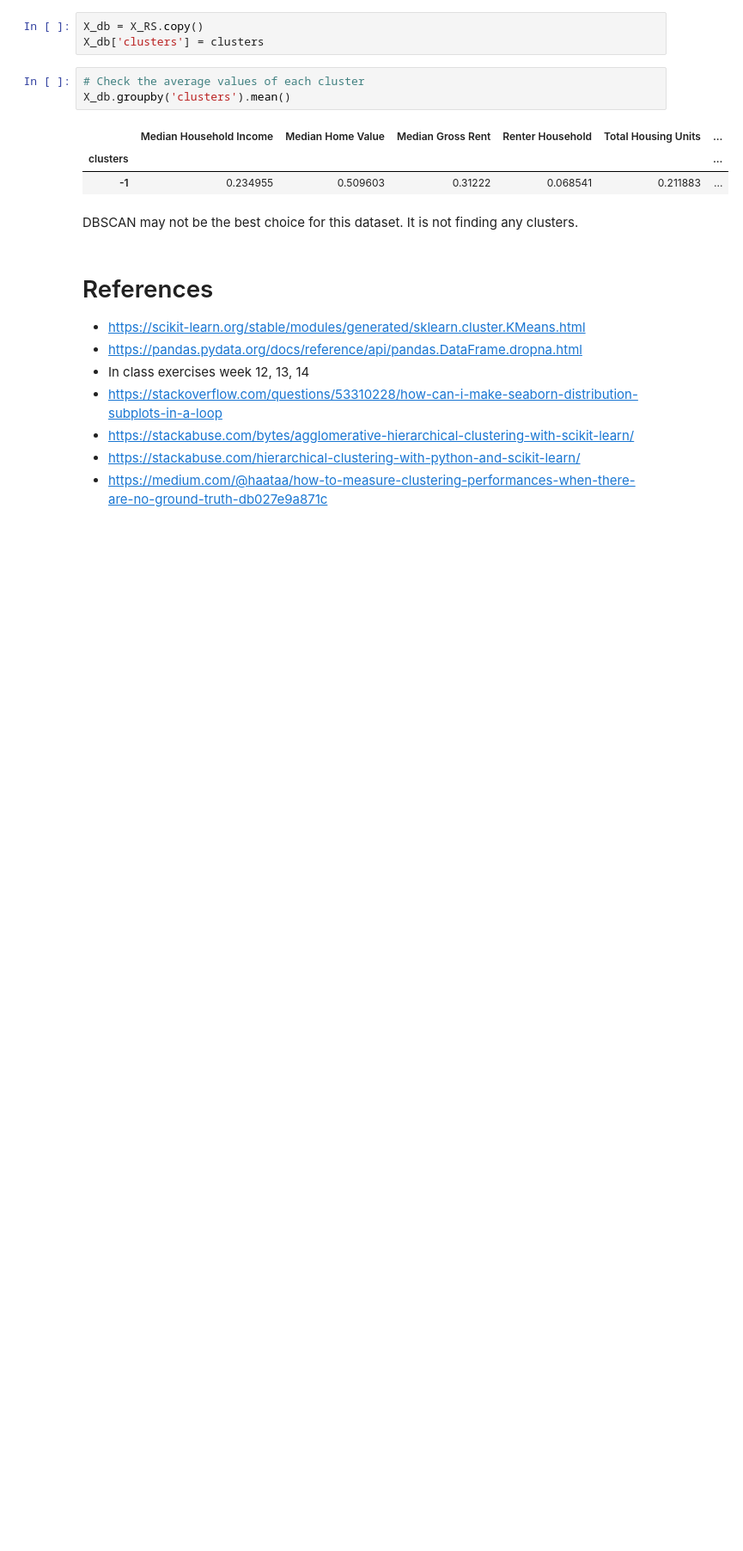
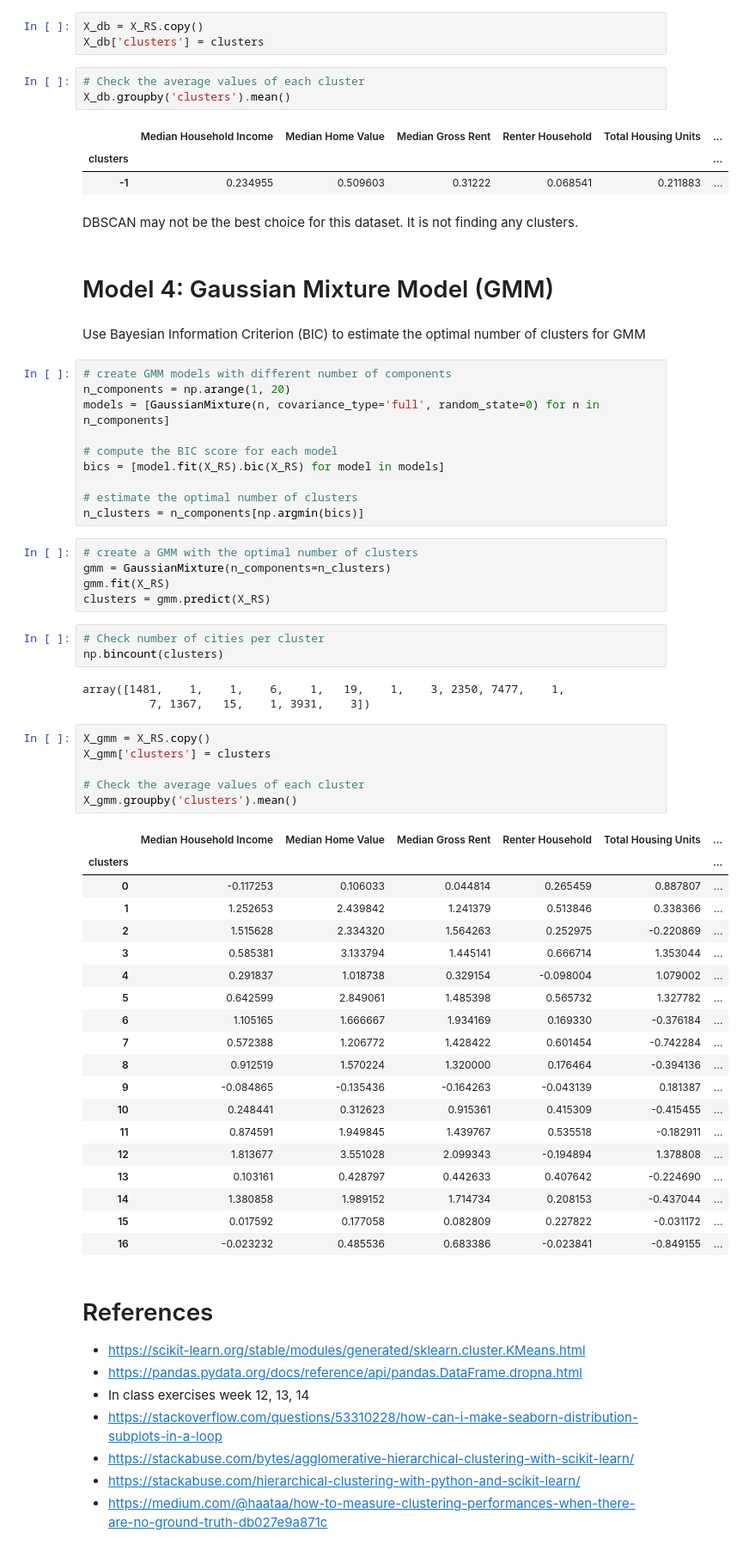
Before and after one commit to colton-lapp/DemographicChange, a Jupyter notebook: Q3.ipynb, the cells around one changed output. Shown at 86% size. Cells and saved outputs as stored; diff of their text form; blank space fills up the shorter version.

```diff
--- a/Q3.ipynb
+++ b/Q3.ipynb
@@ -396,6 +401,57 @@ X_db.groupby('clusters').mean()
 | -1 | 0.234955 | 0.509603 | 0.31222 | 0.068541 | 0.211883 | ... |
 # %% [markdown]
 DBSCAN may not be the best choice for this dataset. It is not finding any clusters.
+# %% [markdown]
+# Model 4: Gaussian Mixture Model (GMM)
+# %% [markdown]
+Use Bayesian Information Criterion (BIC) to estimate the optimal number of clusters for GMM
+# %%
+# create GMM models with different number of components
+n_components = np.arange(1, 20)
+models = [GaussianMixture(n, covariance_type='full', random_state=0) for n in n_components]
+
+# compute the BIC score for each model
+bics = [model.fit(X_RS).bic(X_RS) for model in models]
+
+# estimate the optimal number of clusters
+n_clusters = n_components[np.argmin(bics)]
+# %%
+# create a GMM with the optimal number of clusters
+gmm = GaussianMixture(n_components=n_clusters)
+gmm.fit(X_RS)
+clusters = gmm.predict(X_RS)
+# %%
+# Check number of cities per cluster
+np.bincount(clusters)
+# %% [output]
+array([1481,    1,    1,    6,    1,   19,    1,    3, 2350, 7477,    1,
+          7, 1367,   15,    1, 3931,    3])
+# %%
+X_gmm = X_RS.copy()
+X_gmm['clusters'] = clusters
+
+# Check the average values of each cluster
+X_gmm.groupby('clusters').mean()
+# %% [output]
+|  | Median Household Income | Median Home Value | Median Gross Rent | Renter Household | Total Housing Units | ... |
+| clusters |  |  |  |  |  | ... |
+| 0 | -0.117253 | 0.106033 | 0.044814 | 0.265459 | 0.887807 | ... |
+| 1 | 1.252653 | 2.439842 | 1.241379 | 0.513846 | 0.338366 | ... |
+| 2 | 1.515628 | 2.334320 | 1.564263 | 0.252975 | -0.220869 | ... |
+| 3 | 0.585381 | 3.133794 | 1.445141 | 0.666714 | 1.353044 | ... |
+| 4 | 0.291837 | 1.018738 | 0.329154 | -0.098004 | 1.079002 | ... |
+| 5 | 0.642599 | 2.849061 | 1.485398 | 0.565732 | 1.327782 | ... |
+| 6 | 1.105165 | 1.666667 | 1.934169 | 0.169330 | -0.376184 | ... |
+| 7 | 0.572388 | 1.206772 | 1.428422 | 0.601454 | -0.742284 | ... |
+| 8 | 0.912519 | 1.570224 | 1.320000 | 0.176464 | -0.394136 | ... |
+| 9 | -0.084865 | -0.135436 | -0.164263 | -0.043139 | 0.181387 | ... |
+| 10 | 0.248441 | 0.312623 | 0.915361 | 0.415309 | -0.415455 | ... |
+| 11 | 0.874591 | 1.949845 | 1.439767 | 0.535518 | -0.182911 | ... |
+| 12 | 1.813677 | 3.551028 | 2.099343 | -0.194894 | 1.378808 | ... |
+| 13 | 0.103161 | 0.428797 | 0.442633 | 0.407642 | -0.224690 | ... |
+| 14 | 1.380858 | 1.989152 | 1.714734 | 0.208153 | -0.437044 | ... |
+| 15 | 0.017592 | 0.177058 | 0.082809 | 0.227822 | -0.031172 | ... |
+| 16 | -0.023232 | 0.485536 | 0.683386 | -0.023841 | -0.849155 | ... |
 # %% [markdown]
 # References
 - https://scikit-learn.org/stable/modules/generated/sklearn.cluster.KMeans.html
```
Also changed, not shown: parts of 2 cells of this notebook.
